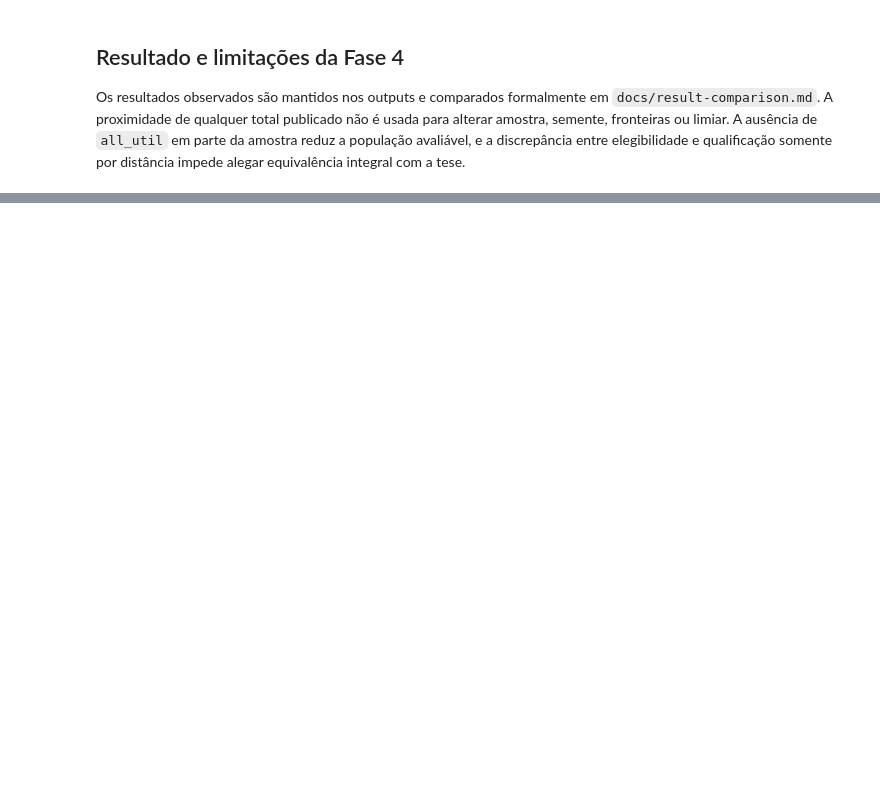
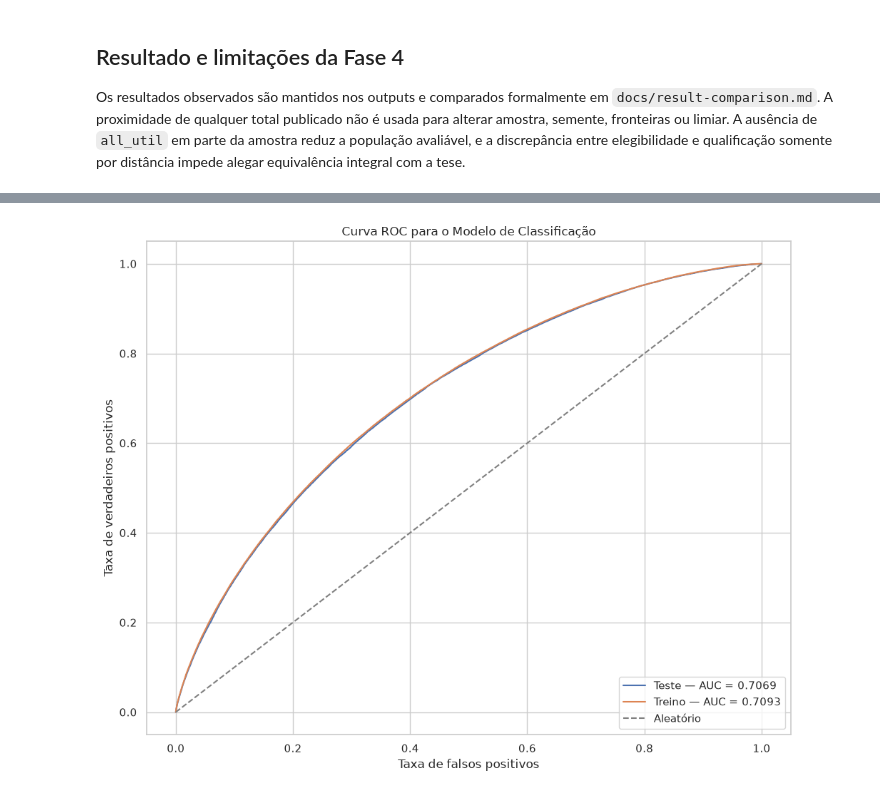
Before and after one commit to viniciuspizettadesouza/tcc-project, a Jupyter notebook: notebooks/tcc-reconstructed.ipynb, the cells around one changed output, grey strips where cells are left out. Saved outputs shown, nothing was run; the diff lists cells and outputs as text; code cells hidden in the pictures; blank space fills up the shorter version.

```diff
--- a/notebooks/tcc-reconstructed.ipynb
+++ b/notebooks/tcc-reconstructed.ipynb
@@ -714,0 +1022,23 @@ Os resultados observados são mantidos nos outputs e comparados formalmente em `
+# %%
+xgboost_reduced_train_probability = xgboost_reduced_pipeline.predict_proba(
+    X_train_phase5[list(REDUCED_FEATURES)]
+)[:, 1]
+xgboost_reduced_test_probability = xgboost_reduced_test_metrics["probability"]
+
+train_fpr, train_tpr, _ = roc_curve(y_train_phase5, xgboost_reduced_train_probability)
+test_fpr, test_tpr, _ = roc_curve(y_test_phase5, xgboost_reduced_test_probability)
+train_auc_probability = roc_auc_score(y_train_phase5, xgboost_reduced_train_probability)
+test_auc_probability = xgboost_reduced_test_metrics["roc_auc_probability"]
+
+plt.figure(figsize=(10, 8))
+plt.plot(test_fpr, test_tpr, label=f"Teste — AUC = {test_auc_probability:.4f}")
+plt.plot(train_fpr, train_tpr, label=f"Treino — AUC = {train_auc_probability:.4f}")
+plt.plot([0, 1], [0, 1], "--", color="gray", label="Aleatório")
+plt.title("Curva ROC para o Modelo de Classificação")
+plt.xlabel("Taxa de falsos positivos")
+plt.ylabel("Taxa de verdadeiros positivos")
+plt.legend(loc="lower right")
+plt.tight_layout()
+plt.show()
+# %% [output]
+[figure, added]
```
Also changed, not shown: parts of 19 cells of this notebook, 5 other files.
